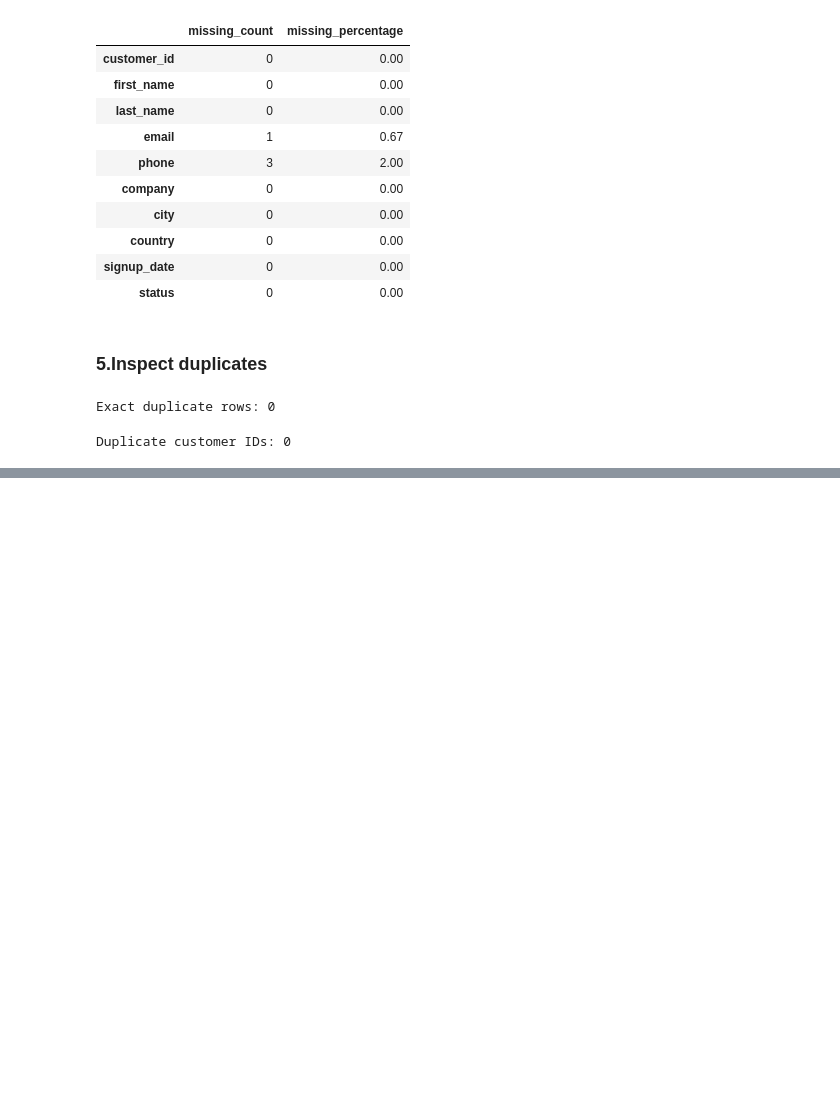
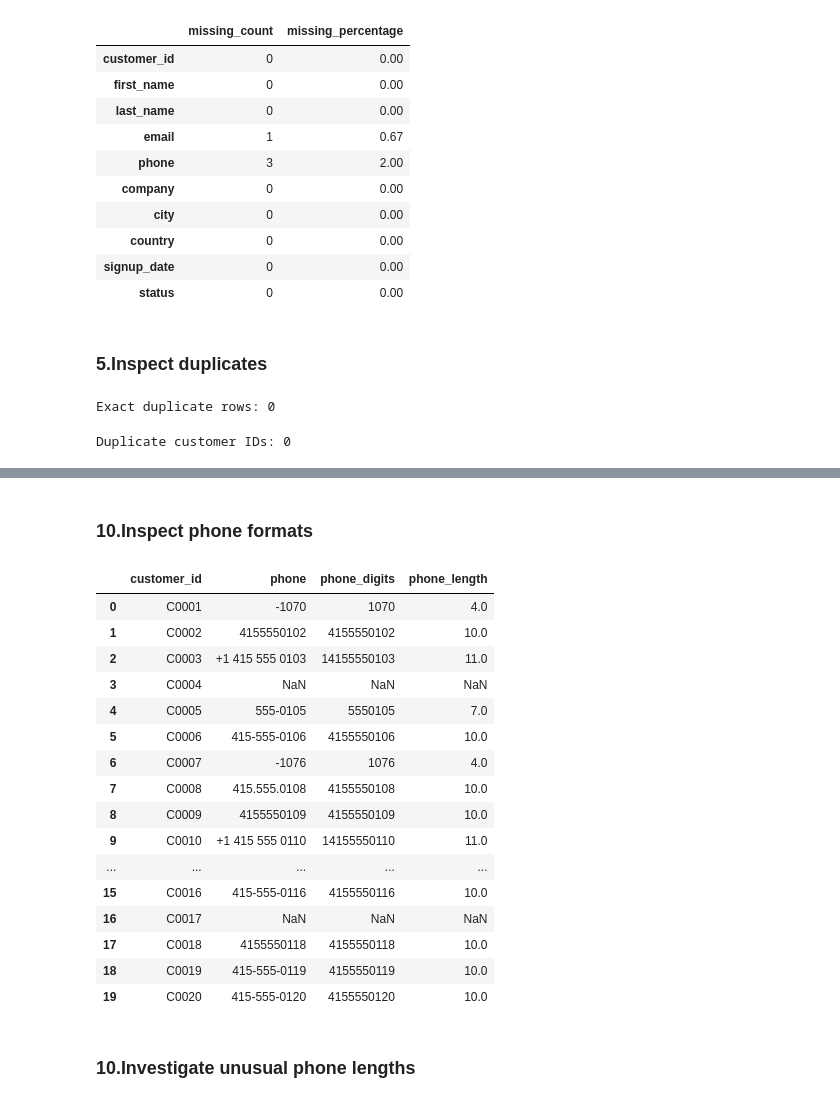
Before and after one commit to tpgx404/crm-contact-data-cleaning, a Jupyter notebook: notebooks/data_quality_analysis.ipynb, the cells around one changed output, grey strips where cells are left out. Saved outputs shown, nothing was run; the diff lists cells and outputs as text; code cells hidden in the pictures; blank space fills up the shorter version.

```diff
--- a/notebooks/data_quality_analysis.ipynb
+++ b/notebooks/data_quality_analysis.ipynb
@@ -100,0 +213,35 @@ Duplicate customer IDs: 0
+# %% [markdown]
+### 10.Inspect phone formats
+# %%
+phone_inspection = df[["customer_id", "phone"]].copy()
+
+phone_inspection["phone_digits"] = (
+    phone_inspection["phone"]
+    .str.replace(r"\D", "", regex=True)
+)
+
+phone_inspection["phone_length"] = (
+    phone_inspection["phone_digits"].str.len()
+)
+
+phone_inspection.head(20)
+# %% [output]
+|  | customer_id | phone | phone_digits | phone_length |
+| 0 | C0001 | -1070 | 1070 | 4.0 |
+| 1 | C0002 | 4155550102 | 4155550102 | 10.0 |
+| 2 | C0003 | +1 415 555 0103 | 14155550103 | 11.0 |
+| 3 | C0004 | NaN | NaN | NaN |
+| 4 | C0005 | 555-0105 | 5550105 | 7.0 |
+| 5 | C0006 | 415-555-0106 | 4155550106 | 10.0 |
+| 6 | C0007 | -1076 | 1076 | 4.0 |
+| 7 | C0008 | 415.555.0108 | 4155550108 | 10.0 |
+| 8 | C0009 | 4155550109 | 4155550109 | 10.0 |
+| 9 | C0010 | +1 415 555 0110 | 14155550110 | 11.0 |
+| ... | ... | ... | ... | ... |
+| 15 | C0016 | 415-555-0116 | 4155550116 | 10.0 |
+| 16 | C0017 | NaN | NaN | NaN |
+| 17 | C0018 | 4155550118 | 4155550118 | 10.0 |
+| 18 | C0019 | 415-555-0119 | 4155550119 | 10.0 |
+| 19 | C0020 | 415-555-0120 | 4155550120 | 10.0 |
+# %% [markdown]
+### 10.Investigate unusual phone lengths
```
Also changed, not shown: parts of 19 cells of this notebook.
